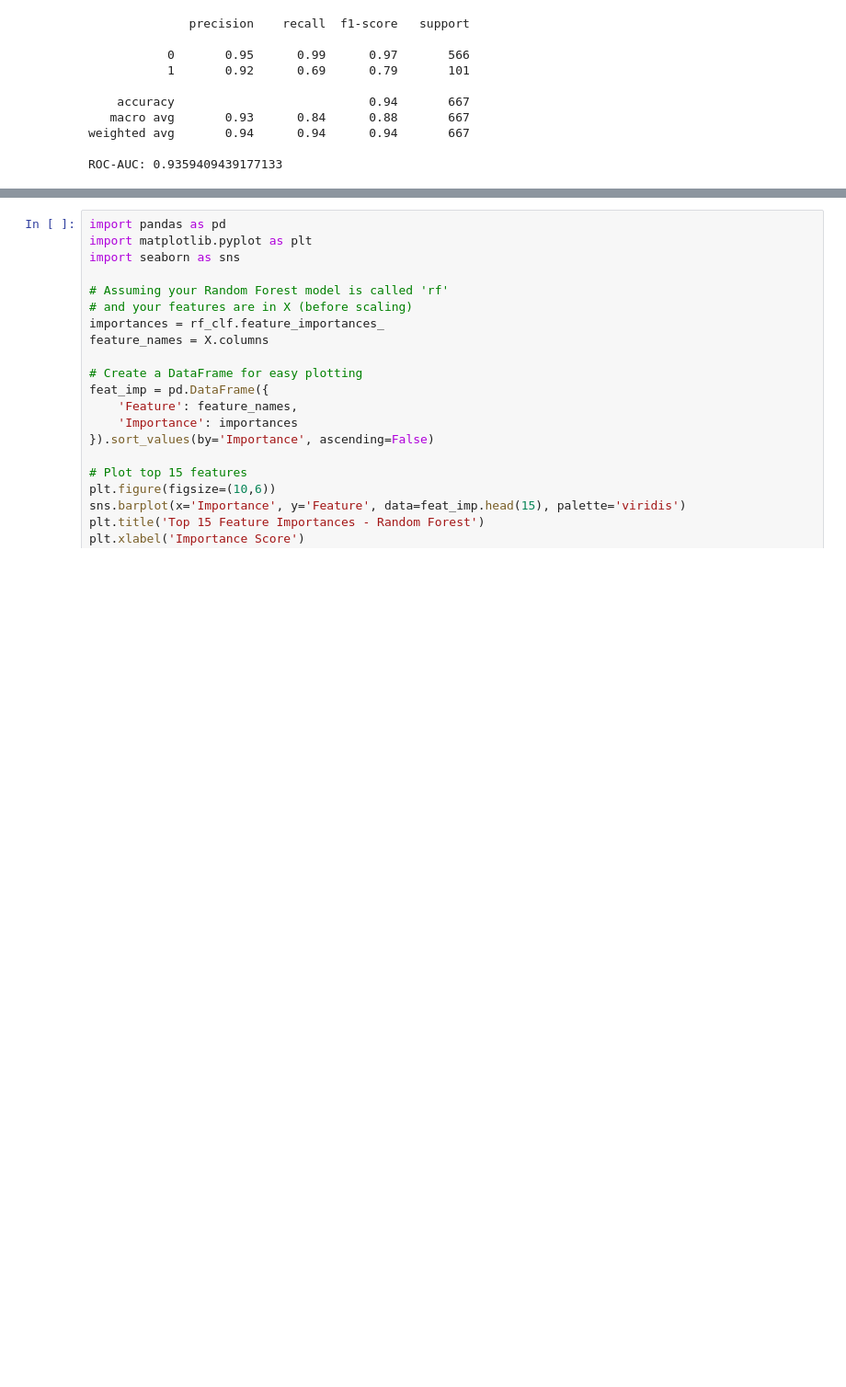
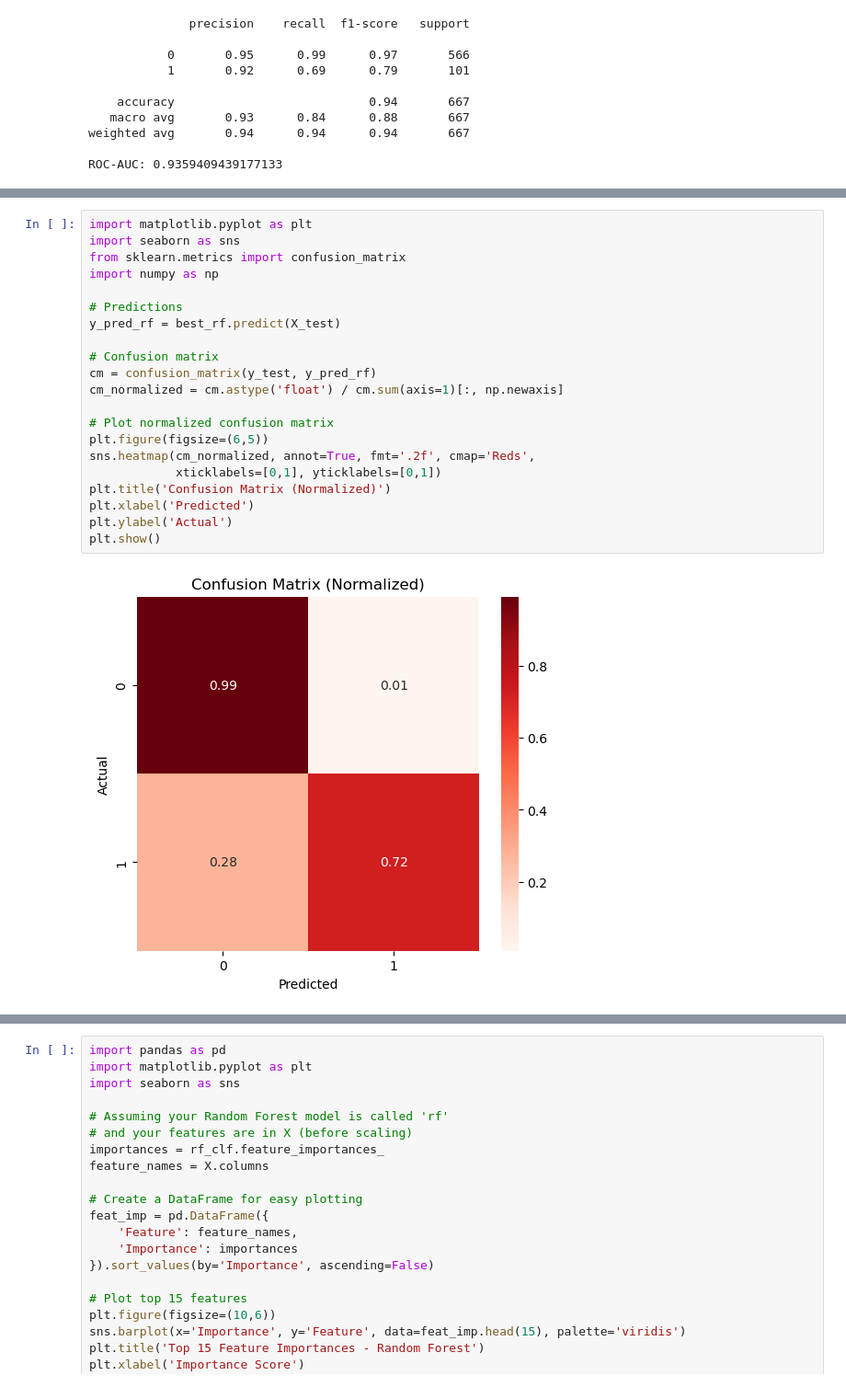
Before and after one commit to Shan001-coder/phase3_proje, a Jupyter notebook: index.ipynb, the cells around one changed output, grey strips where cells are left out. Shown: that part at 92% size. Drawn from its saved outputs; the diff is of its cells as text; blank space fills up the shorter version.

```diff
--- a/index.ipynb
+++ b/index.ipynb
@@ -462,0 +845,23 @@ ROC-AUC: 0.9359409439177133
+# %%
+import matplotlib.pyplot as plt
+import seaborn as sns
+from sklearn.metrics import confusion_matrix
+import numpy as np
+
+# Predictions
+y_pred_rf = best_rf.predict(X_test)
+
+# Confusion matrix
+cm = confusion_matrix(y_test, y_pred_rf)
+cm_normalized = cm.astype('float') / cm.sum(axis=1)[:, np.newaxis]
+
+# Plot normalized confusion matrix
+plt.figure(figsize=(6,5))
+sns.heatmap(cm_normalized, annot=True, fmt='.2f', cmap='Reds',
+            xticklabels=[0,1], yticklabels=[0,1])
+plt.title('Confusion Matrix (Normalized)')
+plt.xlabel('Predicted')
+plt.ylabel('Actual')
+plt.show()
+# %% [output]
+[figure, added]
```
Also changed, not shown: parts of 33 cells of this notebook.
